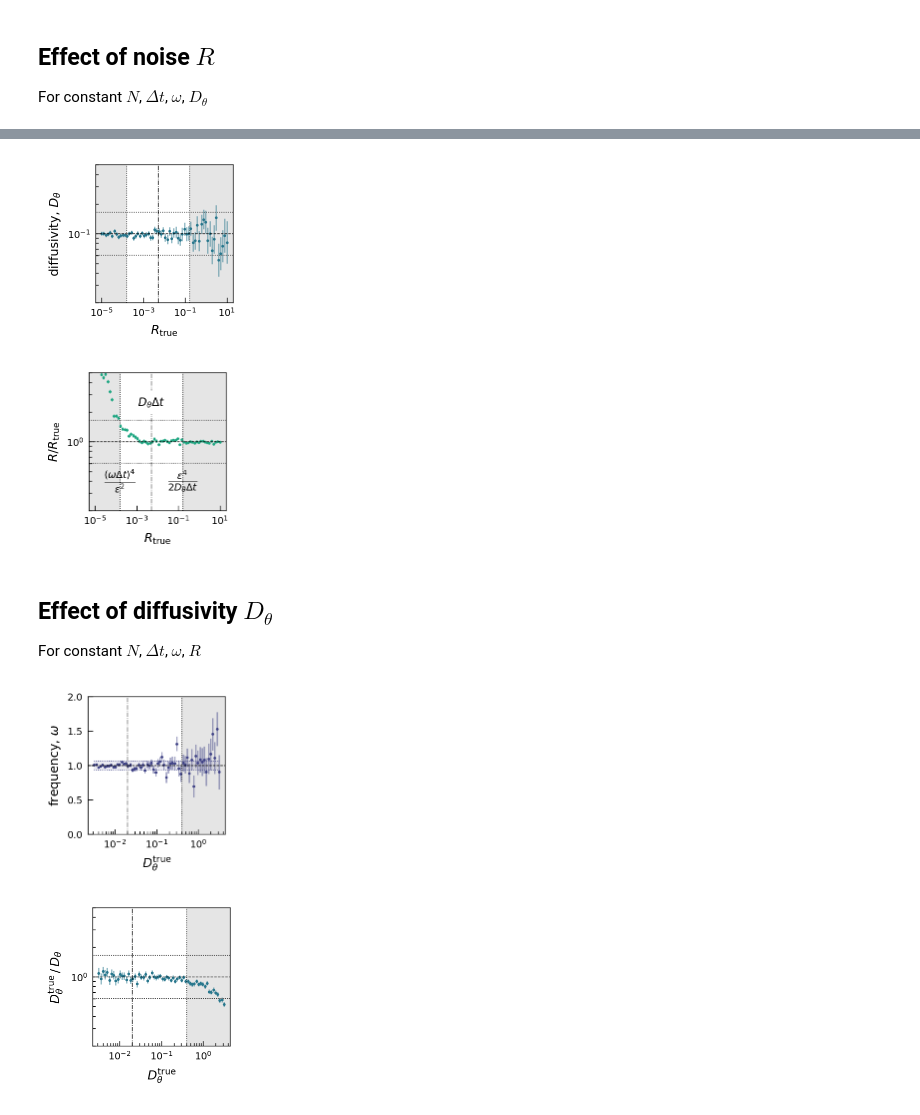
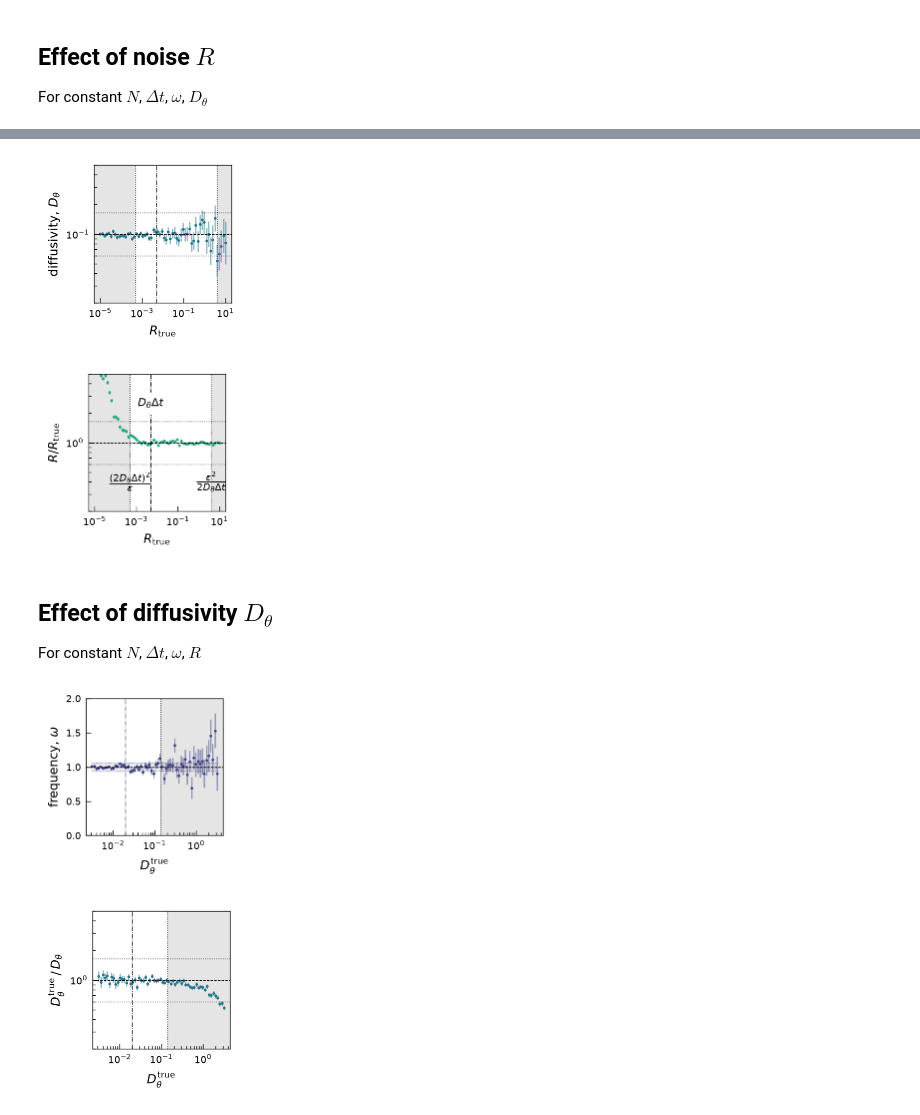
Before and after one commit to bishopgroup/phase-bayes, a Jupyter notebook: SyntheticPhaseNonlinearMeasurement/SPNM_Performance.ipynb, the cells around one changed output, grey strips where cells are left out. Saved outputs shown, nothing was run; the diff lists cells and outputs as text; code cells hidden in the pictures.

```diff
--- a/SyntheticPhaseNonlinearMeasurement/SPNM_Performance.ipynb
+++ b/SyntheticPhaseNonlinearMeasurement/SPNM_Performance.ipynb
@@ -388,6 +393,7 @@ N = 1000 # number of data points
 beta_D = alpha_D*Dtheta  # mode = alpha/beta for log parameterization
 beta_R = alpha_R*R       # mode = alpha/beta for log parameterization
 param_priors= (mu_omega, sigma_omega, alpha_D, beta_D, alpha_R, beta_R)
+priors = state_priors + param_priors
 
 dt_points = 60
 dt_min = 0.05/100
@@ -821,13 +841,16 @@ plt.axhline(y=Dtheta, color='k', lw=0.5, ls='--')
 
 # cross-over
 gamma = 0.2
-plt.axvline(x=gamma**4 / (2*Dtheta*dt), color='k', lw=0.5, ls=':', zorder=-10)
-plt.axvspan(gamma**4 / (2*Dtheta*dt), R_trues[-1]*2, color='k', alpha=0.1, lw=0, zorder=-10)
+plt.axvline(x=gamma**2 / (2*Dtheta*dt), color='k', lw=0.5, ls=':', zorder=-10)
+plt.axvspan(gamma**2 / (2*Dtheta*dt), R_trues[-1]*2, color='k', alpha=0.1, lw=0, zorder=-10)
 # plt.text(gamma**4 / (2*Dtheta*dt), 0.4*Dtheta, r'$\frac{\varepsilon^4}{2 D_\theta \Delta t}$', horizontalalignment='center', verticalalignment='center',fontsize=10)
 
-plt.axvline(x=(omega*dt)**4/gamma**2, color='k', lw=0.5, ls=':', zorder=-10)
-plt.axvspan(R_trues[0]/2, (omega*dt)**4/gamma**2, color='k', alpha=0.1, lw=0, zorder=-10)
+# plt.axvline(x=(omega*dt)**4/gamma**2, color='k', lw=0.5, ls=':', zorder=-10)
+# plt.axvspan(R_trues[0]/2, (omega*dt)**4/gamma**2, color='k', alpha=0.1, lw=0, zorder=-10)
 # plt.text((omega*dt)**4/gamma**2, 0.4*Dtheta, r'$\frac{(\omega \Delta t)^4}{\varepsilon^2}$', horizontalalignment='center', verticalalignment='center', fontsize=10)
+
+plt.axvline(x=(2*Dtheta*dt)**2/gamma, color='k', lw=0.5, ls=':', zorder=-10)
+plt.axvspan(R_trues[0]/2, (2*Dtheta*dt)**2/gamma, color='k', alpha=0.1, lw=0, zorder=-10)
 
 plt.axvline(x=Dtheta*dt, color='k', lw=0.5, ls='-.')
 # plt.text(Dtheta*dt, Dtheta/0.4, r'$D_\theta \Delta t$', horizontalalignment='center', verticalalignment='center', fontsize=8,
@@ -843,7 +866,7 @@ ax.set_xlim(R_trues[0]/2, R_trues[-1]*2)
 
 # Set tick label fonts to 7 pt, tick mark widths to 0.5 pt, and ticks pointing inward
 ax.tick_params(axis='both', which='major', labelsize=7, width=0.5, direction='in')
-ax.tick_params(axis='both', which='minor', labelsize=7, width=0.5, direction='in')
+ax.tick_params(axis='both', which='minor', labelsize=7, width=0.5, direction='in', labelleft=False)
 ax.set_xticks([0.00001, 0.001, 0.1, 10])
 
 # Set the width of the frame (all spines) to 0.5 pt
@@ -852,7 +875,7 @@ for spine in ax.spines.values():
 
 plt.savefig('plots/diffusivity_vs_R.pdf')
 # %% [output]
-[figure, old version]
+[figure, new version]
 # %%
 R_errs = np.vstack((Rs - np.exp(np.log(Rs) - lnR_errs),
                     np.exp(np.log(Rs) + lnR_errs) - Rs))
@@ -902,42 +925,46 @@ plt.axhline(y=1, color='k', lw=0.5, ls='--')
 # cross-over
 gamma = 0.2
 
-plt.axvline(x=gamma**4 / (2*Dtheta*dt), color='k', lw=0.5, ls=':', zorder=-10)
-plt.axvspan(gamma**4 / (2*Dtheta*dt), R_trues[-1]*2, color='k', alpha=0.1, lw=0, zorder=-10)
-plt.text(gamma**4 / (2*Dtheta*dt), 0.4, r'$\frac{\varepsilon^4}{2 D_\theta \Delta t}$', horizontalalignment='center', verticalalignment='center',fontsize=10)
+plt.axvline(x=gamma**2 / (2*Dtheta*dt), color='k', lw=0.5, ls=':', zorder=-10)
+plt.axvspan(gamma**2 / (2*Dtheta*dt), R_trues[-1]*2, color='k', alpha=0.1, lw=0, zorder=-10)
+plt.text(gamma**2 / (2*Dtheta*dt), 0.4, r'$\frac{\varepsilon^2}{2 D_\theta \Delta t}$', horizontalalignment='center', verticalalignment='center',fontsize=10)
 
-plt.axvline(x=(omega*dt)**4/gamma**2, color='k', lw=0.5, ls=':', zorder=-10)
-plt.axvspan(R_trues[0]/2, (omega*dt)**4/gamma**2, color='k', alpha=0.1, lw=0, zorder=-10)
-plt.text((omega*dt)**4/gamma**2, 0.4, r'$\frac{(\omega \Delta t)^4}{\varepsilon^2}$', horizontalalignment='center', verticalalignment='center', fontsize=10)
+# plt.axvline(x=(omega*dt)**4/gamma**2, color='k', lw=0.5, ls=':', zorder=-10)
+# plt.axvspan(R_trues[0]/2, (omega*dt)**4/gamma**2, color='k', alpha=0.1, lw=0, zorder=-10)
+# plt.text((omega*dt)**4/gamma**2, 0.4, r'$\frac{(\omega \Delta t)^4}{\varepsilon^2}$', horizontalalignment='center', verticalalignment='center', fontsize=10)
+
+plt.axvline(x=(2*Dtheta*dt)**2/gamma, color='k', lw=0.5, ls=':', zorder=-10)
+plt.axvspan(R_trues[0]/2, (2*Dtheta*dt)**2/gamma, color='k', alpha=0.1, lw=0, zorder=-10)
+plt.text((2*Dtheta*dt)**2/gamma, 0.4, r'$\frac{(2 D_\theta \Delta t)^2}{\varepsilon}$', horizontalalignment='center', verticalalignment='center', fontsize=10)
 
 plt.axvline(x=Dtheta*dt, color='k', lw=0.5, ls='-.')
 plt.text(Dtheta*dt, 1/0.4, r'$D_\theta \Delta t$', horizontalalignment='center', verticalalignment='center', fontsize=8,
          bbox=dict(facecolor='white', linewidth=0, alpha=1.0))
 
 # Set axis labels with font size 9 pt
 ax.set_ylabel(r'$R / R_{\text{true}}$', fontsize=9)
 ax.set_xlabel(r'$R_{\mathrm{true}}$', fontsize=9)
 ax.set_xscale('log')
 ax.set_yscale('log')
 ax.set_ylim(1/5,1*5)
 ax.set_xlim(R_trues[0]/2, R_trues[-1]*2)
 
 # Set tick label fonts to 7 pt, tick mark widths to 0.5 pt, and ticks pointing inward
 ax.tick_params(axis='both', which='major', labelsize=7, width=0.5, direction='in')
-ax.tick_params(axis='both', which='minor', labelsize=7, width=0.5, direction='in')
+ax.tick_params(axis='both', which='minor', labelsize=7, width=0.5, direction='in', labelleft=False)
 ax.set_xticks([0.00001, 0.001, 0.1, 10])
 
 # ax.set_xticks([0.1, 10,  1e3, 1e5])
-# ax.set_yticks([0.1, 10,  1e3, 1e5])
+# ax.set_yticks([1])
 # ax.yaxis.set_minor_locator(mticker.NullLocator())
 
 # Set the width of the frame (all spines) to 0.5 pt
 for spine in ax.spines.values():
     spine.set_linewidth(0.5)
 
 plt.savefig('plots/noise_vs_R.pdf')
 # %% [output]
-[figure, old version]
+[figure, new version]
 # %% [markdown]
 ## Effect of diffusivity $D_\theta$
 
@@ -1039,9 +1066,12 @@ plt.axhline(y=omega, color='k', lw=0.5, ls='--')
 plt.axvline(x=1/(2*dt), color='k', lw=0.5, ls='-.')
 
 # cross-over
-gamma = 0.2
-plt.axvline(x=gamma**2 / (2*dt), color='k', lw=0.5, ls=':')
-plt.axvspan(gamma**2 / (2*dt), Dtheta_trues[-1]*2, color='k', alpha=0.1, lw=0, zorder=-10)
+# gamma = 0.2
+# plt.axvline(x=gamma**2 / (2*dt), color='k', lw=0.5, ls=':')
+# plt.axvspan(gamma**2 / (2*dt), Dtheta_trues[-1]*2, color='k', alpha=0.1, lw=0, zorder=-10)
+
+plt.axvline(x=np.sqrt(gamma * R) / (2*dt), color='k', lw=0.5, ls=':')
+plt.axvspan(np.sqrt(gamma * R) / (2*dt), Dtheta_trues[-1]*2, color='k', alpha=0.1, lw=0, zorder=-10)
 
 plt.axvline(x=R/dt, color='k', lw=0.5, ls='-.')
 
@@ -1062,7 +1092,7 @@ for spine in ax.spines.values():
 
 plt.savefig('plots/frequency_vs_Dtheta.pdf')
 # %% [output]
-[figure, old version]
+[figure, new version]
 # %%
 Dtheta_errs = np.vstack((Dthetas - np.exp(np.log(Dthetas) - lnDtheta_errs),
                          np.exp(np.log(Dthetas) + lnDtheta_errs) - Dthetas))
@@ -1117,11 +1147,13 @@ plt.axhline(y=1, color='k', lw=0.5, ls='--')
 
 # cross-over
 gamma = 0.2
-plt.axvline(x=gamma**2 / (2*dt), color='k', lw=0.5, ls=':')
-plt.axvspan(gamma**2 / (2*dt), Dtheta_trues[-1]*2, color='k', alpha=0.1, lw=0, zorder=-10)
+# plt.axvline(x=gamma**2 / (2*dt), color='k', lw=0.5, ls=':')
+# plt.axvspan(gamma**2 / (2*dt), Dtheta_trues[-1]*2, color='k', alpha=0.1, lw=0, zorder=-10)
 # plt.text(gamma**2 / (2*dt), 0.4, r'$\frac{\varepsilon^2}{2 \Delta t}$', horizontalalignment='center', verticalalignment='center',fontsize=10)
+# plt.axvline(x=gamma**4 / (2*dt*R), color='k', lw=0.5, ls='-.')
 
-# plt.axvline(x=gamma**4 / (2*dt*R), color='k', lw=0.5, ls='-.')
+plt.axvline(x=np.sqrt(gamma * R) / (2*dt), color='k', lw=0.5, ls=':')
+plt.axvspan(np.sqrt(gamma * R) / (2*dt), Dtheta_trues[-1]*2, color='k', alpha=0.1, lw=0, zorder=-10)
 
 plt.axvline(x=R/dt, color='k', lw=0.5, ls='-.')
 # plt.text(R/dt, 1/0.4, r'$\frac{R}{\Delta t}$', horizontalalignment='center', verticalalignment='center', fontsize=10,
@@ -1137,7 +1169,7 @@ ax.set_xlim(Dtheta_trues[0]/np.sqrt(2), Dtheta_trues[-1]*np.sqrt(2))
 
 # Set tick label fonts to 7 pt, tick mark widths to 0.5 pt, and ticks pointing inward
 ax.tick_params(axis='both', which='major', labelsize=7, width=0.5, direction='in')
-ax.tick_params(axis='both', which='minor', labelsize=7, width=0.5, direction='in')
+ax.tick_params(axis='both', which='minor', labelsize=7, width=0.5, direction='in', labelleft=False)
 
 # Set the width of the frame (all spines) to 0.5 pt
 for spine in ax.spines.values():
@@ -1145,7 +1177,7 @@ for spine in ax.spines.values():
 
 plt.savefig('plots/diffusivity_vs_Dtheta.pdf')
 # %% [output]
-[figure, old version]
+[figure, new version]
 # %%
 R_errs = np.vstack((Rs - np.exp(np.log(Rs) - lnR_errs),
                     np.exp(np.log(Rs) + lnR_errs) - Rs))
```
Also changed, not shown: parts of 10 cells of this notebook, 25 other files.
